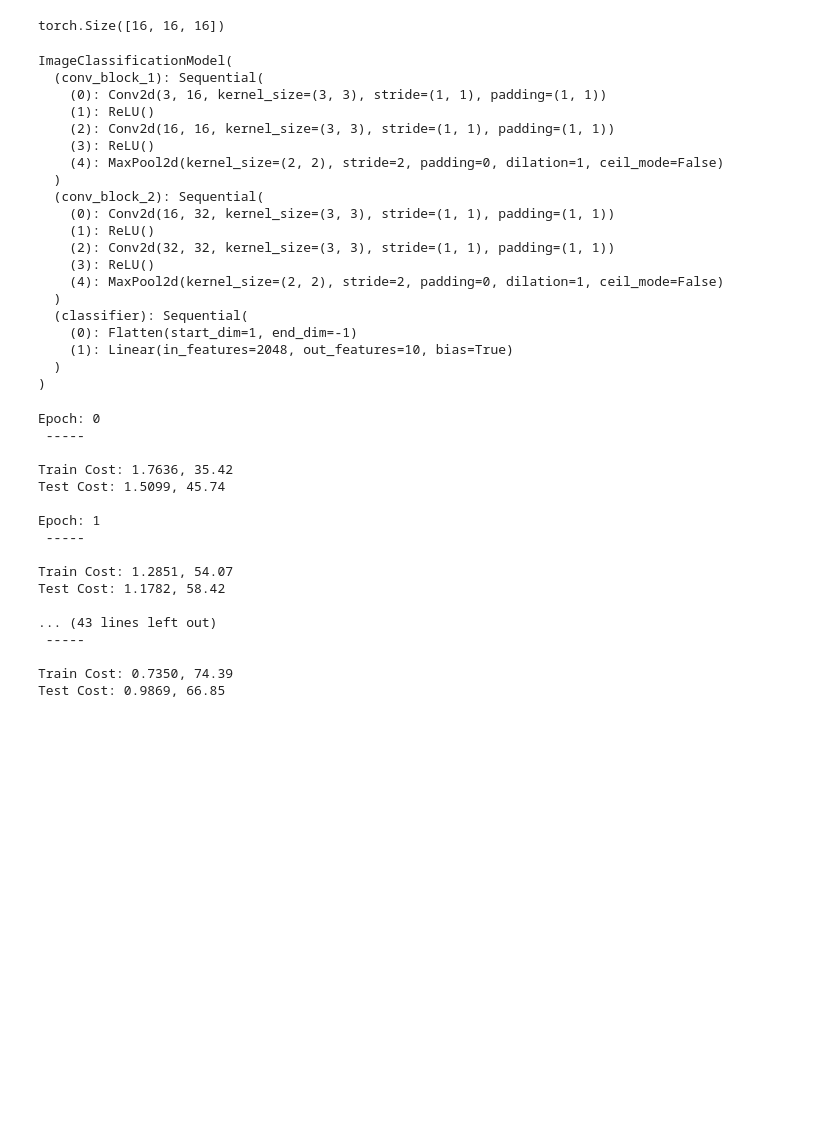
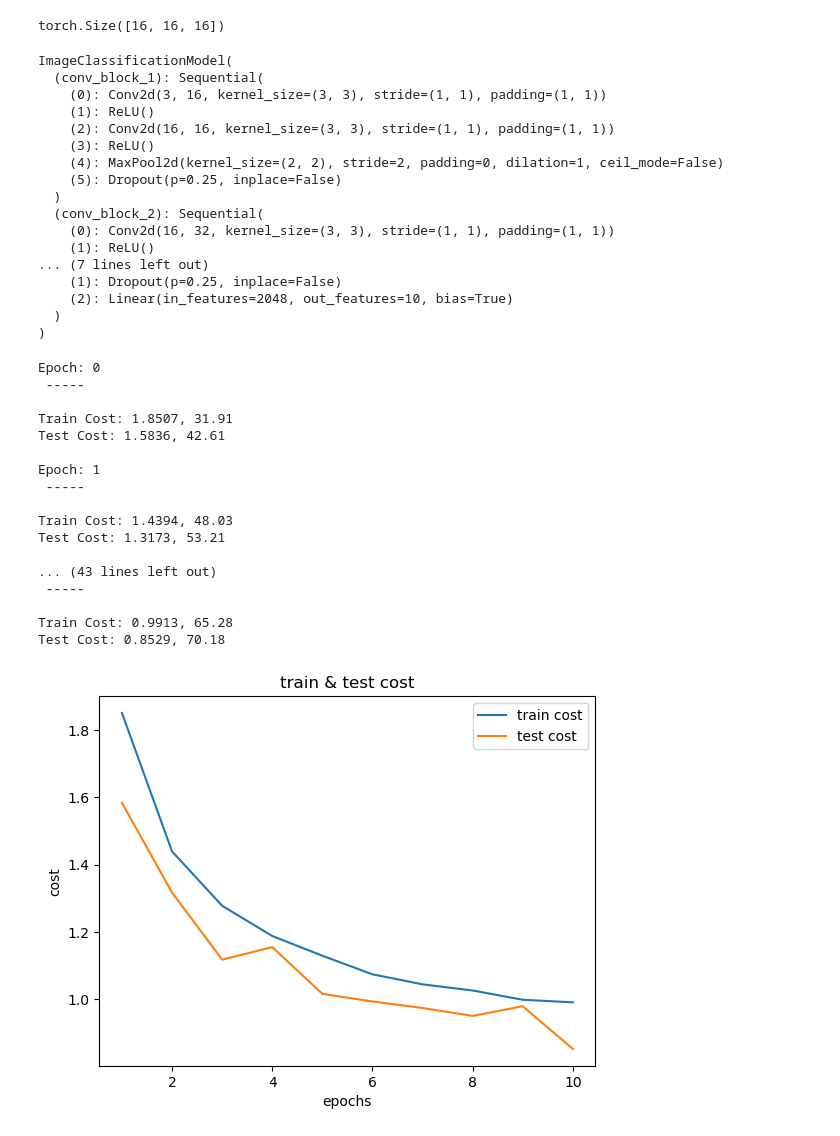
Before and after one commit to Hxiang1124/myMachineLearningStudy, a Jupyter notebook: Part 6 CNN/Mutliple Classification Cifar10.ipynb, the cells around one changed output. Cells and saved outputs as stored; diff of their text form; code cells hidden in the pictures; blank space fills up the shorter version.

```diff
--- a/Part 6 CNN/Mutliple Classification Cifar10.ipynb
+++ b/Part 6 CNN/Mutliple Classification Cifar10.ipynb
@@ -200,7 +200,8 @@ class ImageClassificationModel(nn.Module):
             nn.ReLU(),
             nn.MaxPool2d(kernel_size = (2,2),
                       stride=2,
-                      padding=0)
+                      padding=0),
+            nn.Dropout(0.25)
 
         )
 
@@ -219,12 +220,14 @@ class ImageClassificationModel(nn.Module):
             nn.ReLU(),
             nn.MaxPool2d(kernel_size = (2,2),
                       stride=2,
-                      padding=0)
+                      padding=0),
+            nn.Dropout(0.25)
         )
 
         self.classifier = nn.Sequential(
             nn.Flatten(start_dim=1,end_dim=-1),
-            nn.Linear(in_features = 32*8*8, out_features = output_shape),
+            nn.Dropout(0.25),
+            nn.Linear(in_features = 32*8*8, out_features = output_shape)
         )
 
     # def forward(self, x):
@@ -254,17 +257,14 @@ ImageClassificationModel(
     (2): Conv2d(16, 16, kernel_size=(3, 3), stride=(1, 1), padding=(1, 1))
     (3): ReLU()
     (4): MaxPool2d(kernel_size=(2, 2), stride=2, padding=0, dilation=1, ceil_mode=False)
+    (5): Dropout(p=0.25, inplace=False)
   )
   (conv_block_2): Sequential(
     (0): Conv2d(16, 32, kernel_size=(3, 3), stride=(1, 1), padding=(1, 1))
     (1): ReLU()
-    (2): Conv2d(32, 32, kernel_size=(3, 3), stride=(1, 1), padding=(1, 1))
-    (3): ReLU()
-    (4): MaxPool2d(kernel_size=(2, 2), stride=2, padding=0, dilation=1, ceil_mode=False)
-  )
-  (classifier): Sequential(
-    (0): Flatten(start_dim=1, end_dim=-1)
-    (1): Linear(in_features=2048, out_features=10, bias=True)
+... (7 lines left out)
+    (1): Dropout(p=0.25, inplace=False)
+    (2): Linear(in_features=2048, out_features=10, bias=True)
   )
 )
 # %%
@@ -298,7 +301,7 @@ def train_step(dataloader, model, cost_fn, optimizer, accuracy_fn, device):
     train_cost /= len(train_dataloader)
     train_acc /= len(train_dataloader)
 
-    print(f"\nTrain Cost: {train_cost:.4f}, {train_acc:.2f}")
+    return train_cost, train_acc
 
 def test_step(dataloader, model, cost_fn, accuracy_fn, device):
     test_cost = 0
@@ -316,30 +319,52 @@ def test_step(dataloader, model, cost_fn, accuracy_fn, device):
         test_cost /= len(test_dataloader)
         test_acc /= len(test_dataloader)
 
-    print(f"Test Cost: {test_cost:.4f}, {test_acc:.2f} \n")
+        return test_cost, test_acc
 # %%
+train_losses, test_losses = [], []
+train_accuracies, test_accuracies = [], []
+
 epochs = 10
 for epoch in range(epochs):
     print(f"Epoch: {epoch} \n -----")
 
-    train_step(train_dataloader, model, cost_fn, optimizer, accuracy_fn, device)
+    train_cost, train_acc = train_step(train_dataloader, model, cost_fn, optimizer, accuracy_fn, device)
 
-    test_step(test_dataloader, model, cost_fn, accuracy_fn, device)
+    test_cost, test_acc = test_step(test_dataloader, model, cost_fn, accuracy_fn, device)
+
+    train_losses.append(train_cost.item())
+    test_losses.append(test_cost.item())
+    train_accuracies.append(train_acc.item())
+    test_accuracies.append(test_acc.item())
+
+    print(f"\nTrain Cost: {train_cost:.4f}, {train_acc:.2f}")
+
+    print(f"Test Cost: {test_cost:.4f}, {test_acc:.2f} \n")
 # %% [output]
 Epoch: 0
  -----
 
-Train Cost: 1.7636, 35.42
-Test Cost: 1.5099, 45.74
+Train Cost: 1.8507, 31.91
+Test Cost: 1.5836, 42.61
 
 Epoch: 1
  -----
 
-Train Cost: 1.2851, 54.07
-Test Cost: 1.1782, 58.42
+Train Cost: 1.4394, 48.03
+Test Cost: 1.3173, 53.21
 
 ... (43 lines left out)
  -----
 
-Train Cost: 0.7350, 74.39
-Test Cost: 0.9869, 66.85
+Train Cost: 0.9913, 65.28
+Test Cost: 0.8529, 70.18
+# %%
+plt.plot(range(1,len(train_losses) + 1), train_losses, label = "train cost")
+plt.plot(range(1,len(test_losses) + 1), test_losses, label = "test cost")
+plt.title("train & test cost")
+plt.xlabel("epochs")
+plt.ylabel("cost")
+plt.legend()
+plt.show()
+# %% [output]
+[figure, added]
```
Also changed, not shown: parts of 3 cells of this notebook, 1 other file.
